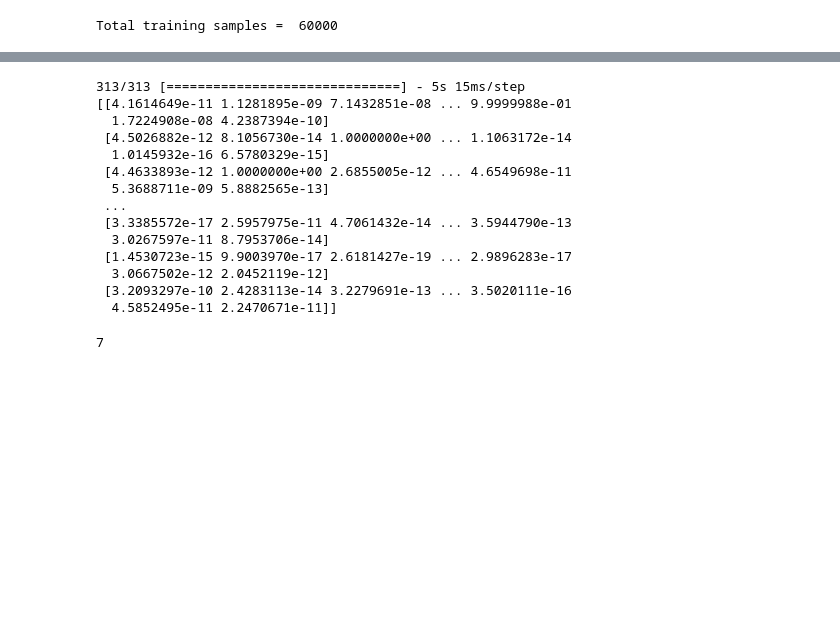
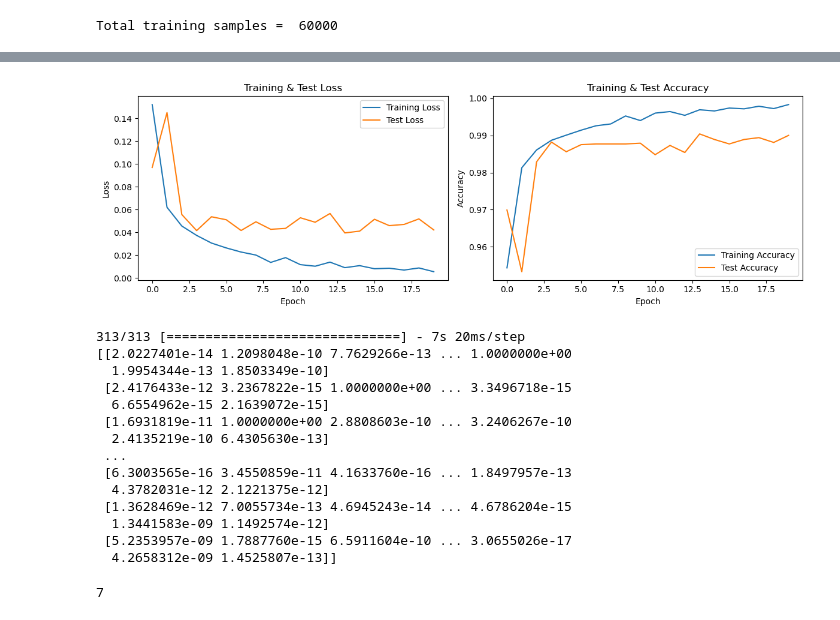
Before and after one commit to cherifissa/haindwritte_predict, a Jupyter notebook: number_predic.ipynb, the cells around one changed output, grey strips where cells are left out. Saved outputs shown, nothing was run; the diff lists cells and outputs as text; code cells hidden in the pictures; blank space fills up the shorter version.

```diff
--- a/number_predic.ipynb
+++ b/number_predic.ipynb
@@ -255,17 +283,23 @@ print("Total training samples = ", len(x_train_r))
 # %% [output]
 Total training samples =  60000
 # %%
+import json
 import os
 
 if os.path.isdir('mnist.model'):
     # Charge le modèle
     model = load_model('mnist.model')
+    with open('mnist.model/history.json', 'r') as h:
+        history = json.load(h)
 else:
     # Compilation du modèle
     model.compile(loss='sparse_categorical_crossentropy', optimizer='adam', metrics=['accuracy'])
     # Entraîne et sauvegarde le modèle
-    history = model.fit(x_train_r, y_train, batch_size=32, epochs=20, validation_data=(x_test_r, y_test))
+    history = model.fit(x_train_r, y_train, batch_size=64, epochs=20, validation_data=(x_test_r, y_test))
     model.save('mnist.model')
+    history = history.history
+    with open('mnist.model/history.json', 'w') as h:
+        json.dump(history.history, h)
 # %%
 test_loss, test_acc = model.evaluate(x_test_r, y_test)
 
@@ -278,21 +312,48 @@ Test accuracy: 0.9915000200271606
+# %%
+plt.figure(figsize=(12, 4))
+
+
+# Plot Training & Validation Loss
+plt.subplot(1, 2, 1)
+plt.plot(history['loss'], label='Training Loss')
+plt.plot(history['val_loss'], label='Test Loss')
+plt.title('Training & Test Loss')
+plt.xlabel('Epoch')
+plt.ylabel('Loss')
+plt.legend()
+
+
+# Plot Training & Validation Accuracy
+plt.subplot(1, 2, 2)
+plt.plot(history['accuracy'], label='Training Accuracy')
+plt.plot(history['val_accuracy'], label='Test Accuracy')
+plt.title('Training & Test Accuracy')
+plt.xlabel('Epoch')
+plt.ylabel('Accuracy')
+plt.legend()
+
+plt.tight_layout()
+plt.show()
+# %% [output]
+[figure, added]
 # %%
 predictions = model.predict([x_test_r])
 print(predictions)
 # %% [output]
-313/313 [==============================] - 5s 15ms/step
-[[4.1614649e-11 1.1281895e-09 7.1432851e-08 ... 9.9999988e-01
-  1.7224908e-08 4.2387394e-10]
- [4.5026882e-12 8.1056730e-14 1.0000000e+00 ... 1.1063172e-14
-  1.0145932e-16 6.5780329e-15]
- [4.4633893e-12 1.0000000e+00 2.6855005e-12 ... 4.6549698e-11
-  5.3688711e-09 5.8882565e-13]
+313/313 [==============================] - 7s 20ms/step
+[[2.0227401e-14 1.2098048e-10 7.7629266e-13 ... 1.0000000e+00
+  1.9954344e-13 1.8503349e-10]
+ [2.4176433e-12 3.2367822e-15 1.0000000e+00 ... 3.3496718e-15
+  6.6554962e-15 2.1639072e-15]
+ [1.6931819e-11 1.0000000e+00 2.8808603e-10 ... 3.2406267e-10
+  2.4135219e-10 6.4305630e-13]
  ...
- [3.3385572e-17 2.5957975e-11 4.7061432e-14 ... 3.5944790e-13
-  3.0267597e-11 8.7953706e-14]
- [1.4530723e-15 9.9003970e-17 2.6181427e-19 ... 2.9896283e-17
-  3.0667502e-12 2.0452119e-12]
- [3.2093297e-10 2.4283113e-14 3.2279691e-13 ... 3.5020111e-16
-  4.5852495e-11 2.2470671e-11]]
+ [6.3003565e-16 3.4550859e-11 4.1633760e-16 ... 1.8497957e-13
+  4.3782031e-12 2.1221375e-12]
+ [1.3628469e-12 7.0055734e-13 4.6945243e-14 ... 4.6786204e-15
+  1.3441583e-09 1.1492574e-12]
+ [5.2353957e-09 1.7887760e-15 6.5911604e-10 ... 3.0655026e-17
+  4.2658312e-09 1.4525807e-13]]
 # %%
 print(np.argmax(predictions[0]))
 # %% [output]
```
Also changed, not shown: parts of 8 cells of this notebook, 6 other files.
